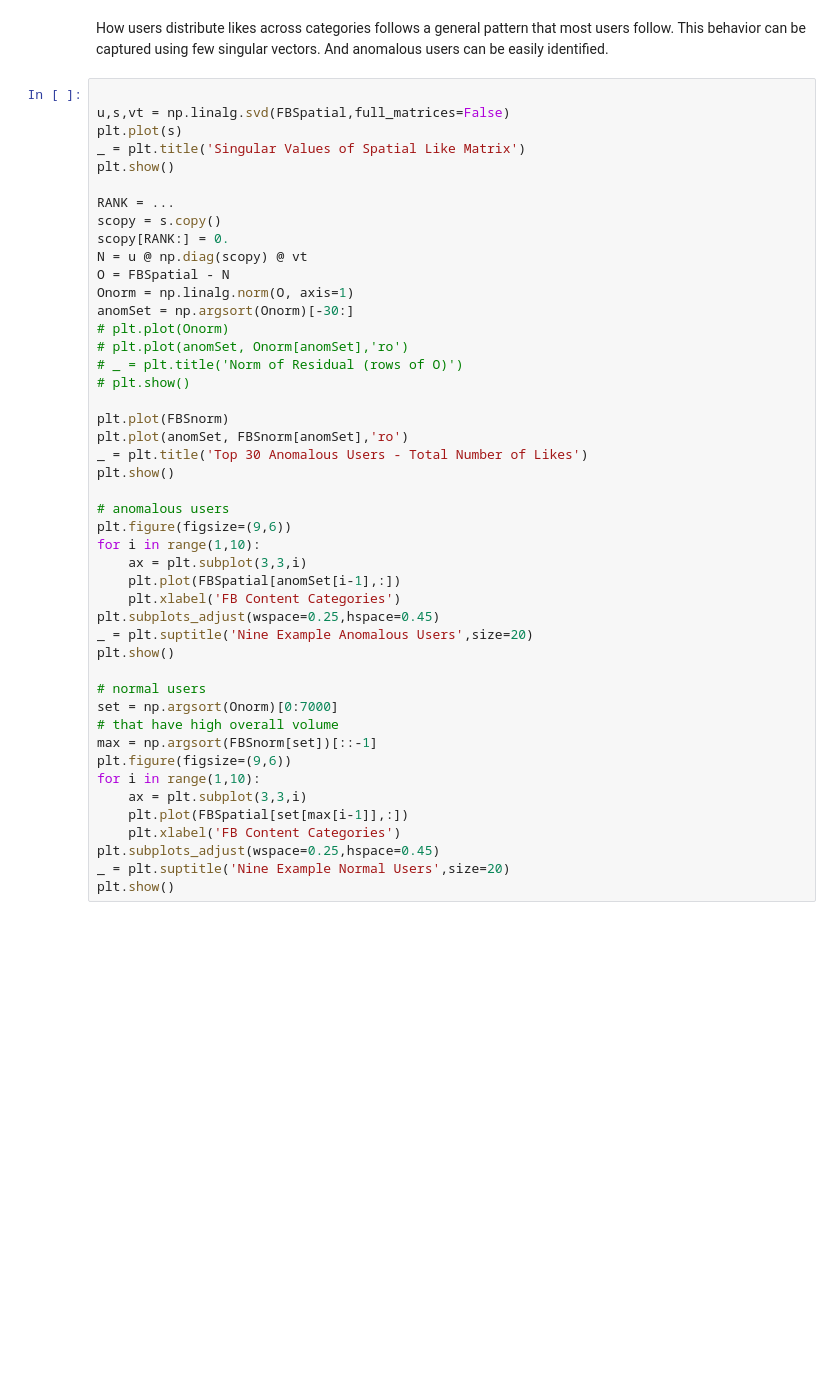
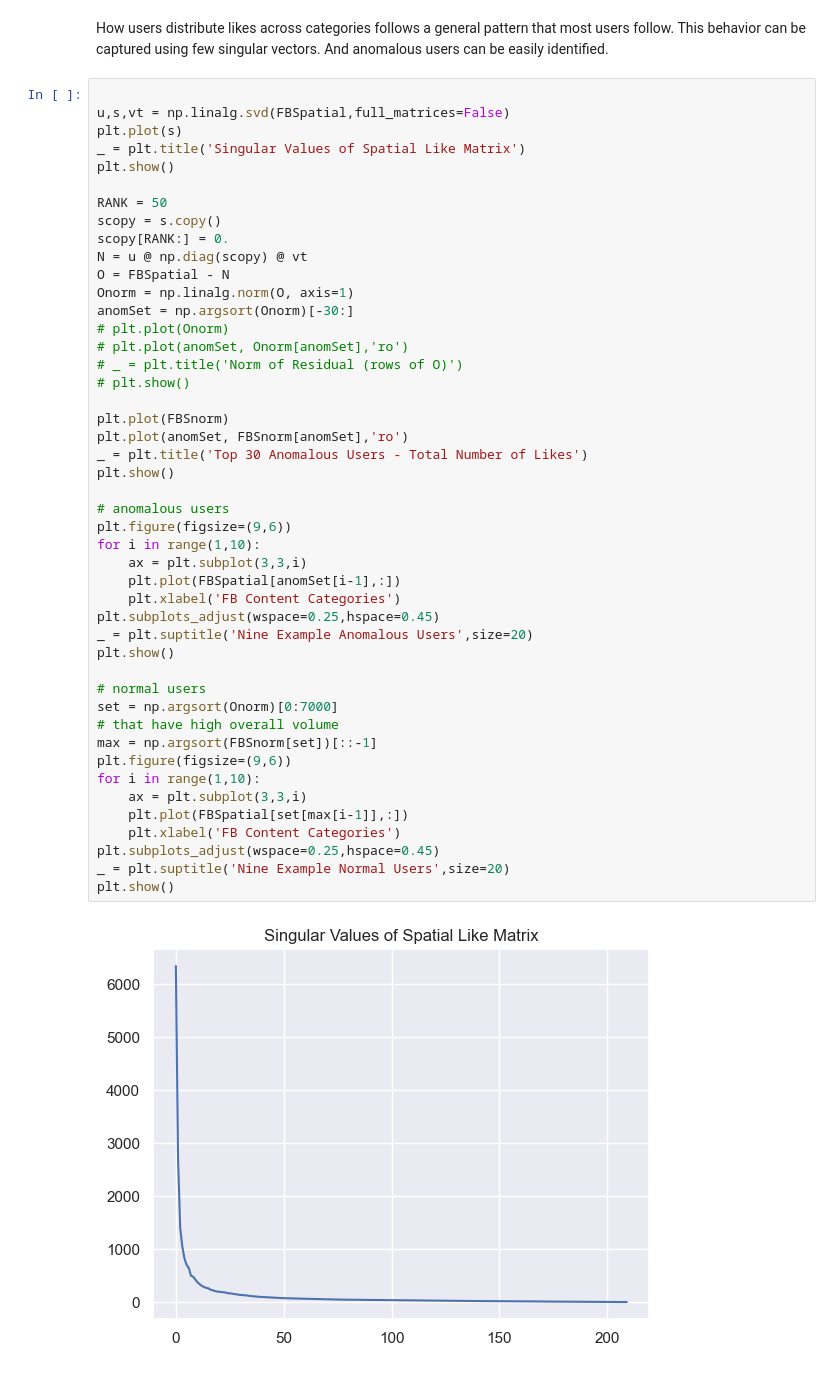
Before and after one commit to munirsidd/cs506, a Jupyter notebook: Worksheets/worksheet_10.ipynb, the cells around one changed output. Saved outputs shown, nothing was run; the diff lists cells and outputs as text; blank space fills up the shorter version.

```diff
--- a/Worksheets/worksheet_10.ipynb
+++ b/Worksheets/worksheet_10.ipynb
@@ -266,7 +274,7 @@ plt.plot(s)
 _ = plt.title('Singular Values of Spatial Like Matrix')
 plt.show()
 
-RANK = ...
+RANK = 50
 scopy = s.copy()
 scopy[RANK:] = 0.
 N = u @ np.diag(scopy) @ vt
@@ -278,30 +286,32 @@ anomSet = np.argsort(Onorm)[-30:]
 # _ = plt.title('Norm of Residual (rows of O)')
 # plt.show()
 
 plt.plot(FBSnorm)
 plt.plot(anomSet, FBSnorm[anomSet],'ro')
 _ = plt.title('Top 30 Anomalous Users - Total Number of Likes')
 plt.show()
 
 # anomalous users
 plt.figure(figsize=(9,6))
 for i in range(1,10):
     ax = plt.subplot(3,3,i)
     plt.plot(FBSpatial[anomSet[i-1],:])
     plt.xlabel('FB Content Categories')
 plt.subplots_adjust(wspace=0.25,hspace=0.45)
 _ = plt.suptitle('Nine Example Anomalous Users',size=20)
 plt.show()
 
 # normal users
 set = np.argsort(Onorm)[0:7000]
 # that have high overall volume
 max = np.argsort(FBSnorm[set])[::-1]
 plt.figure(figsize=(9,6))
 for i in range(1,10):
     ax = plt.subplot(3,3,i)
     plt.plot(FBSpatial[set[max[i-1]],:])
     plt.xlabel('FB Content Categories')
 plt.subplots_adjust(wspace=0.25,hspace=0.45)
 _ = plt.suptitle('Nine Example Normal Users',size=20)
 plt.show()
+# %% [output]
+[figure, added]
```
Also changed, not shown: parts of 13 cells of this notebook, 1 other file.
